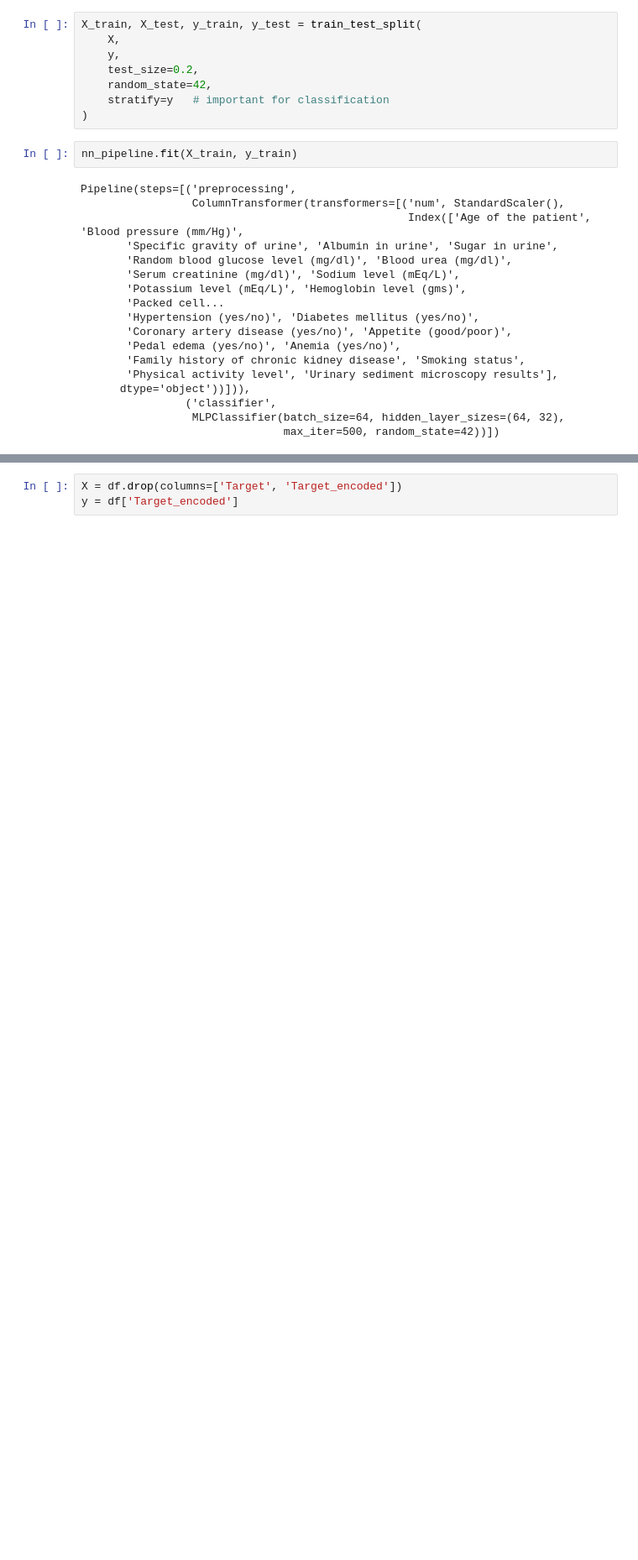
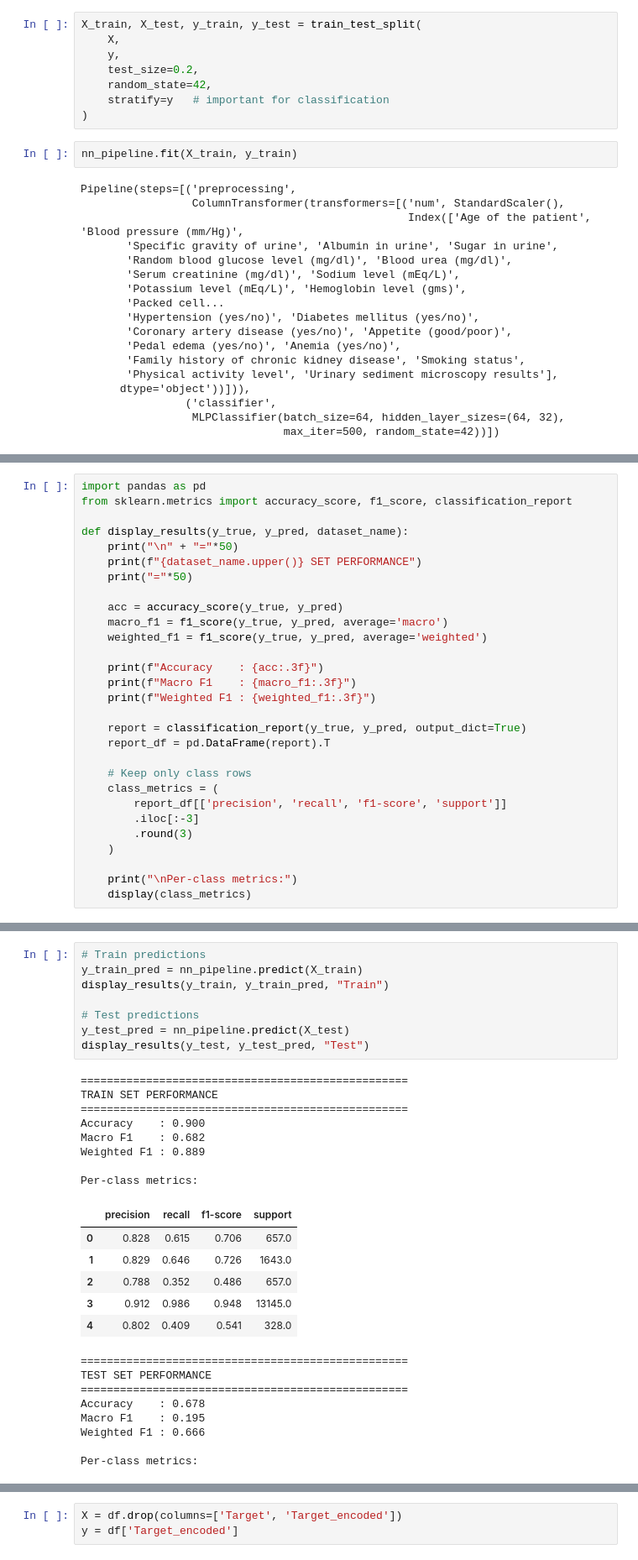
Before and after one commit to Rohit0562-hub/2513246_RohitJoshi, a Jupyter notebook: 2513246_RohitJoshi_Classification.ipynb, the cells around one changed output, grey strips where cells are left out. Shown at 84% size. Drawn from its saved outputs; the diff is of its cells as text; blank space fills up the shorter version.

```diff
--- a/2513246_RohitJoshi_Classification.ipynb
+++ b/2513246_RohitJoshi_Classification.ipynb
@@ -335,0 +286,29 @@ weighted avg       0.65      0.68      0.67      4108
+# %%
+import pandas as pd
+from sklearn.metrics import accuracy_score, f1_score, classification_report
+
+def display_results(y_true, y_pred, dataset_name):
+    print("\n" + "="*50)
+    print(f"{dataset_name.upper()} SET PERFORMANCE")
+    print("="*50)
+
+    acc = accuracy_score(y_true, y_pred)
+    macro_f1 = f1_score(y_true, y_pred, average='macro')
+    weighted_f1 = f1_score(y_true, y_pred, average='weighted')
+
+    print(f"Accuracy    : {acc:.3f}")
+    print(f"Macro F1    : {macro_f1:.3f}")
+    print(f"Weighted F1 : {weighted_f1:.3f}")
+
+    report = classification_report(y_true, y_pred, output_dict=True)
+    report_df = pd.DataFrame(report).T
+
+    # Keep only class rows
+    class_metrics = (
+        report_df[['precision', 'recall', 'f1-score', 'support']]
+        .iloc[:-3]
+        .round(3)
+    )
+
+    print("\nPer-class metrics:")
+    display(class_metrics)
@@ -335,0 +334,31 @@ weighted avg       0.65      0.68      0.67      4108
+# %%
+# Train predictions
+y_train_pred = nn_pipeline.predict(X_train)
+display_results(y_train, y_train_pred, "Train")
+
+# Test predictions
+y_test_pred = nn_pipeline.predict(X_test)
+display_results(y_test, y_test_pred, "Test")
+# %% [output]
+==================================================
+TRAIN SET PERFORMANCE
+==================================================
+Accuracy    : 0.900
+Macro F1    : 0.682
+Weighted F1 : 0.889
+
+Per-class metrics:
+|  | precision | recall | f1-score | support |
+| 0 | 0.828 | 0.615 | 0.706 | 657.0 |
+| 1 | 0.829 | 0.646 | 0.726 | 1643.0 |
+| 2 | 0.788 | 0.352 | 0.486 | 657.0 |
+| 3 | 0.912 | 0.986 | 0.948 | 13145.0 |
+| 4 | 0.802 | 0.409 | 0.541 | 328.0 |
+==================================================
+TEST SET PERFORMANCE
+==================================================
+Accuracy    : 0.678
+Macro F1    : 0.195
+Weighted F1 : 0.666
+
+Per-class metrics:
```
Also changed, not shown: parts of 17 cells of this notebook.
